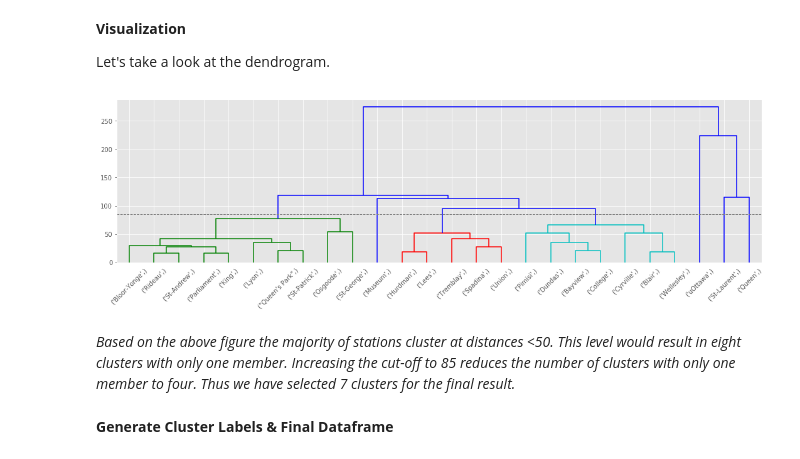
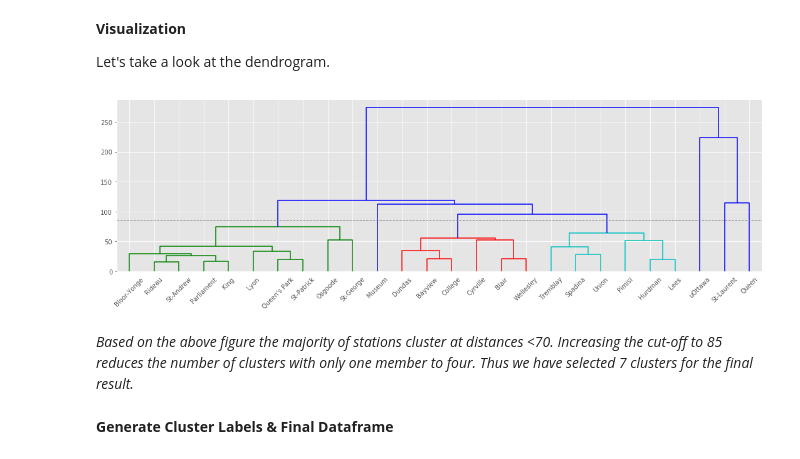
Before and after one commit to AMacumber/Coursera_Capstone, a Jupyter notebook: Macumber_Coursera_Capstone_Notebook.ipynb, the cells around one changed output. Saved outputs shown, nothing was run; the diff lists cells and outputs as text; code cells hidden in the pictures.

```diff
--- a/Macumber_Coursera_Capstone_Notebook.ipynb
+++ b/Macumber_Coursera_Capstone_Notebook.ipynb
@@ -218,10 +217,6 @@ Next we need to create a table that can be used as a key to convert any Foursqua
 #CLIENT_ID = [hidden] # your Foursquare ID
 #CLIENT_SECRET = [hidden] # your Foursquare Secret
 #VERSION = '20180605' # Foursquare API version
-
-CLIENT_ID = 'IP5SLL30YW00QF4AF4WCUSTRX4FHKJZGGYMRHFXNFN1TCYPM' # your Foursquare ID
-CLIENT_SECRET = 'BTECFQLVC11ZLJPRVKA1S3YNYHXOZRS02U5W4ZB4WJP33HWB' # your Foursquare Secret
-VERSION = '20180605' # Foursquare API version
 
 # print('Your credentails:')
 # print('CLIENT_ID: ' + CLIENT_ID)
@@ -784,20 +779,20 @@ Let's take a look at the dendrogram.
 # %%
 ## initiate and define size of figure
 fig = pylab.figure(figsize=(15,5))
 
 ## plot the dendrogram
-dendro = hierarchy.dendrogram(Z, labels = cluster_000.index, color_threshold = 85)
+dendro = hierarchy.dendrogram(Z, labels = cluster_000.index.get_level_values(0), color_threshold = 85)
 
 ## show the cutoff line
 plt.axhline(y=85, c='grey', lw=1, linestyle='dashed')
 
 ## export the file as a png
 plt.tight_layout()
 plt.savefig('Macumber_Coursera_Capstone_Figure02.png') # has to be before plt.show()
 # %% [output]
-[figure, old version]
+[figure, new version]
 # %% [markdown]
-_Based on the above figure the majority of stations cluster at distances <50. This level would result in eight clusters with only one member. Increasing the cut-off to 85 reduces the number of clusters with only one member to four. Thus we have selected 7 clusters for the final result._
+_Based on the above figure the majority of stations cluster at distances <70. Increasing the cut-off to 85 reduces the number of clusters with only one member to four. Thus we have selected 7 clusters for the final result._
 # %% [markdown]
 **Generate Cluster Labels & Final Dataframe**
 # %%
```
Also changed, not shown: parts of 21 cells of this notebook, 14 other files.
